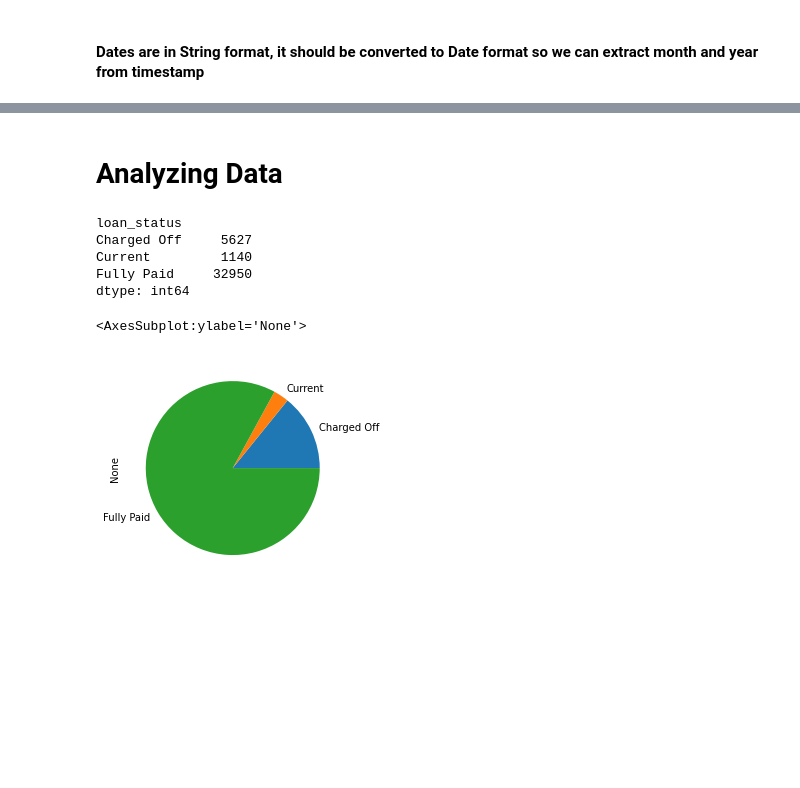
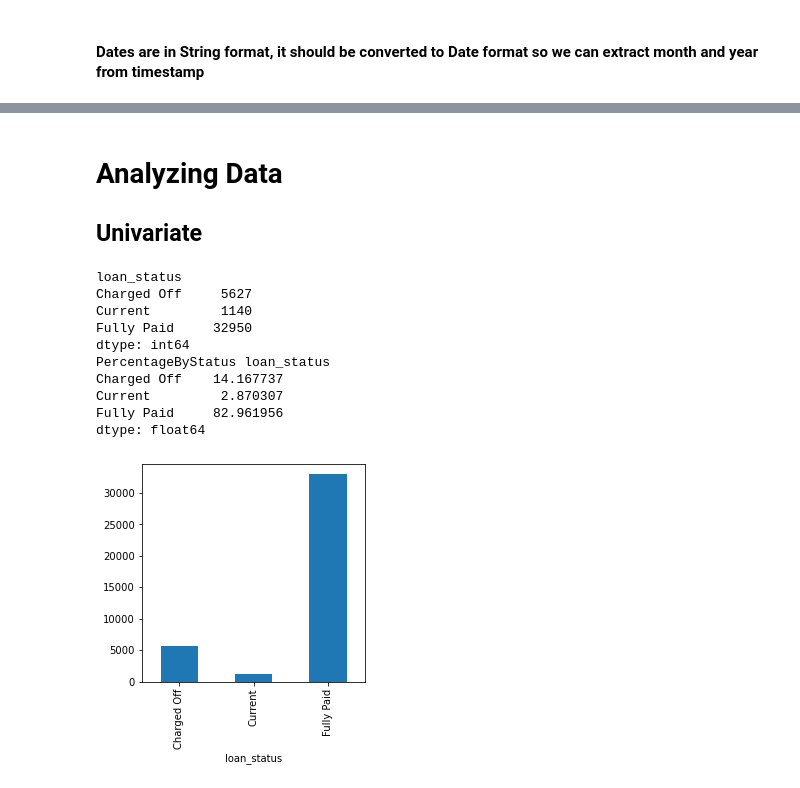
Before and after one commit to suchins3/LendingClub, a Jupyter notebook: LoanCastStudy.ipynb, the cells around one changed output, grey strips where cells are left out. Cells and saved outputs as stored; diff of their text form; code cells hidden in the pictures; blank space fills up the shorter version.

```diff
--- a/LoanCastStudy.ipynb
+++ b/LoanCastStudy.ipynb
@@ -90,3 +121,7 @@ df_loan
 | 39715 | 90376 | 89243 | 5000 | 5000 | 650.0 | 36 months | 7.43% | 155.38 | A | ... |
 | 39716 | 87023 | 86999 | 7500 | 7500 | 800.0 | 36 months | 13.75% | 255.43 | E | ... |
 39717 rows × 47 columns
+# %%
+# Do we need url, desc, title, Zip
+df_loan.drop(['url','desc','zip_code'],inplace=True,axis=1)
+df_loan.head(5)
@@ -94,0 +144,13 @@ df_loan
+# %%
+print (df_loan['emp_length'].unique())
+
+df_loan['emp_length'] = df_loan['emp_length'].str.replace(' years','')
+df_loan['emp_length'] = df_loan['emp_length'].str.replace(' year','')
+df_loan['emp_length'] = df_loan['emp_length'].str.replace('< 1','1')
+df_loan['emp_length'] = df_loan['emp_length'].str.replace('10\+','10')
+df_loan['emp_length'] = df_loan['emp_length'].str.replace('n/a','10')
+df_loan = df_loan.dropna(subset=['emp_length'])
+df_loan['emp_length'] = df_loan['emp_length'] .astype(int)
+
+print (df_loan['emp_length'].unique())
+print(df_loan.dtypes)
@@ -94,0 +175,12 @@ df_loan
+# %%
+print('Initial format\n')
+df_date= df_loan['issue_d']
+print(df_date)
+
+print('Converetd to date\n')
+df_loan['issue_d'] = pd.to_datetime(df_loan['issue_d'],format='%b-%y')
+df_loan['last_credit_pull_d'] = pd.to_datetime(df_loan['last_credit_pull_d'],format='%b-%y')
+
+#print(df_loan['issue_d'])
+#print(df_loan['last_credit_pull_d'])
+print(df_loan.info())
@@ -95,16 +225,26 @@ df_loan
 # %% [markdown]
 # Analyzing Data
+## Univariate
 # %%
-#df_loan['issue_d']
+
 
 loan_status = df_loan.groupby(by = ['loan_status']).size()
 print(loan_status)
-loan_status.plot.pie(figsize=(4,4))
+loan_status.plot.bar(figsize=(4,4))
+
+PercentageByStatus= (loan_status /
+                  loan_status.sum()) * 100
+
+print("PercentageByStatus",PercentageByStatus)
 # %% [output]
 loan_status
 Charged Off     5627
 Current         1140
 Fully Paid     32950
 dtype: int64
+PercentageByStatus loan_status
+Charged Off    14.167737
+Current         2.870307
+Fully Paid     82.961956
+dtype: float64
-<AxesSubplot:ylabel='None'>
-[figure, old version]
+[figure, new version]
```
Also changed, not shown: parts of 10 cells of this notebook.
